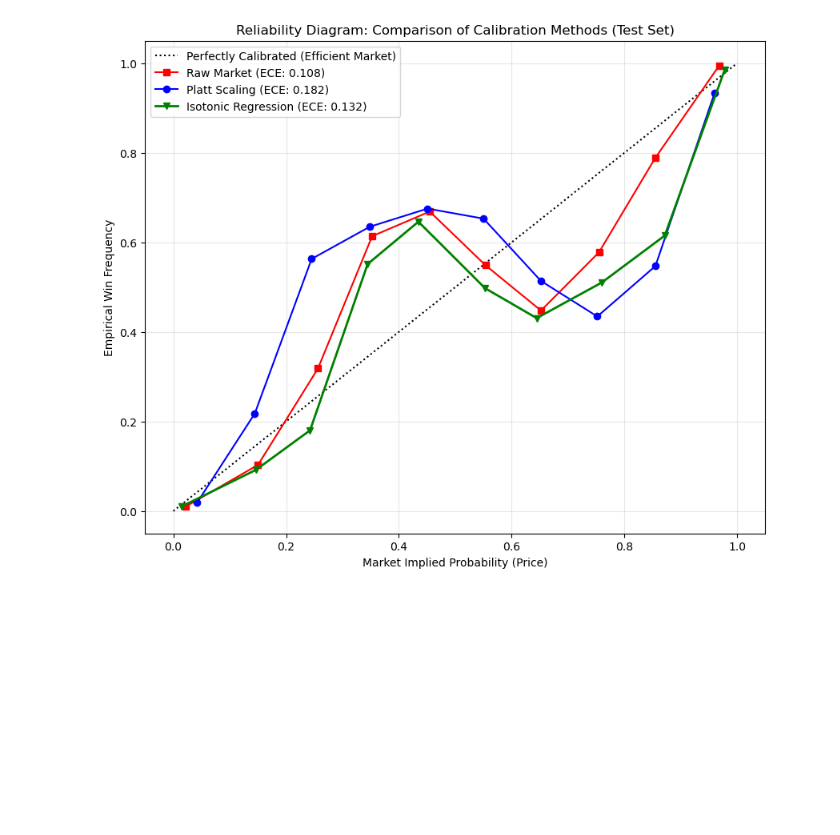
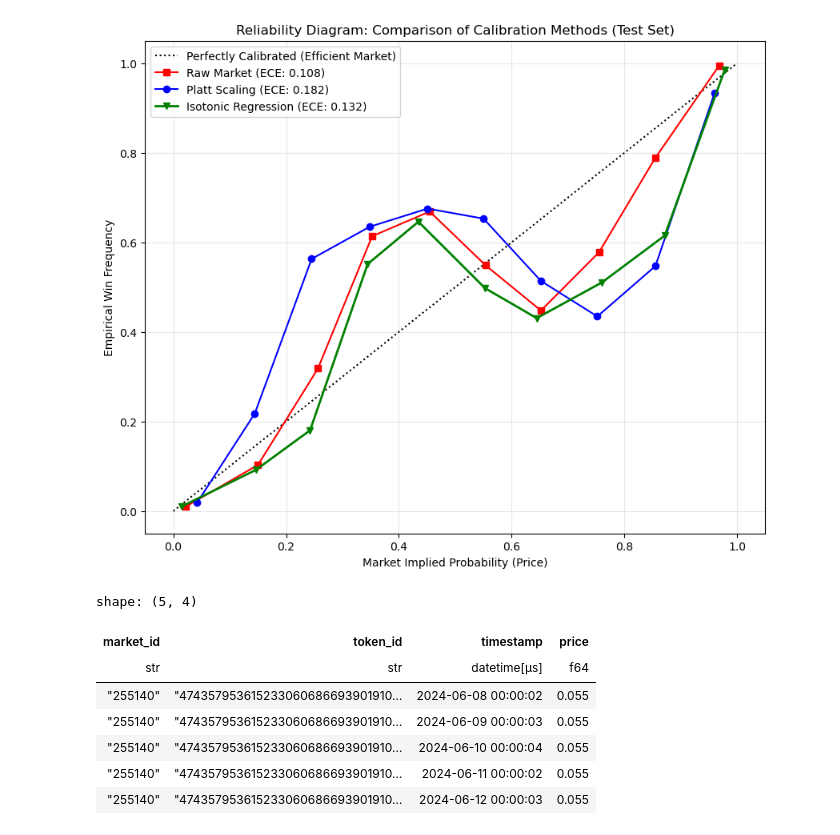
Before and after one commit to quantitativechannel/polymarket-analysis-team66-omsa, a Jupyter notebook: eda/EDA_poly.ipynb, the cells around one changed output. Cells and saved outputs as stored; diff of their text form; code cells hidden in the pictures; blank space fills up the shorter version.

```diff
--- a/eda/EDA_poly.ipynb
+++ b/eda/EDA_poly.ipynb
@@ -315,3 +315,14 @@ df_model = df_features.with_columns([
 ]).fill_null(0) # Also fill any NaNs with 0
 
 df_model = df_features.join(vol_df, on="market_id", how="left")
+# %%
+df_odds.head()
+# %% [output]
+shape: (5, 4)
+| market_id | token_id | timestamp | price |
+| str | str | datetime[μs] | f64 |
+| "255140" | "474357953615233060686693901910… | 2024-06-08 00:00:02 | 0.055 |
+| "255140" | "474357953615233060686693901910… | 2024-06-09 00:00:03 | 0.055 |
+| "255140" | "474357953615233060686693901910… | 2024-06-10 00:00:04 | 0.055 |
+| "255140" | "474357953615233060686693901910… | 2024-06-11 00:00:02 | 0.055 |
+| "255140" | "474357953615233060686693901910… | 2024-06-12 00:00:03 | 0.055 |
```
Also changed, not shown: parts of 8 cells of this notebook, 1 other file.
